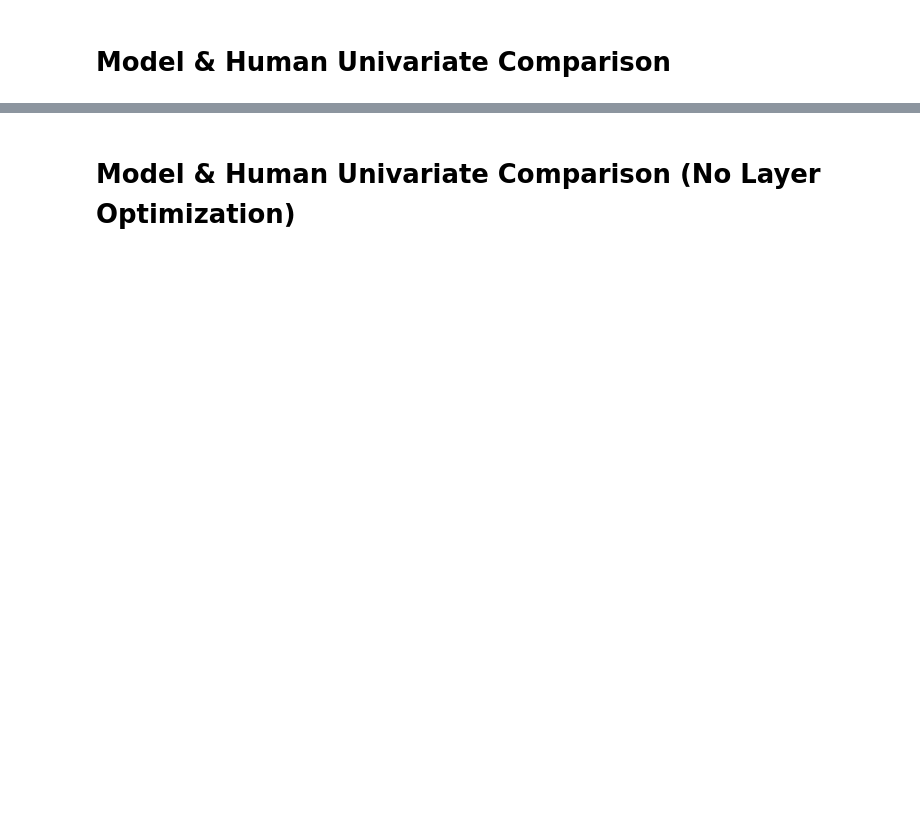
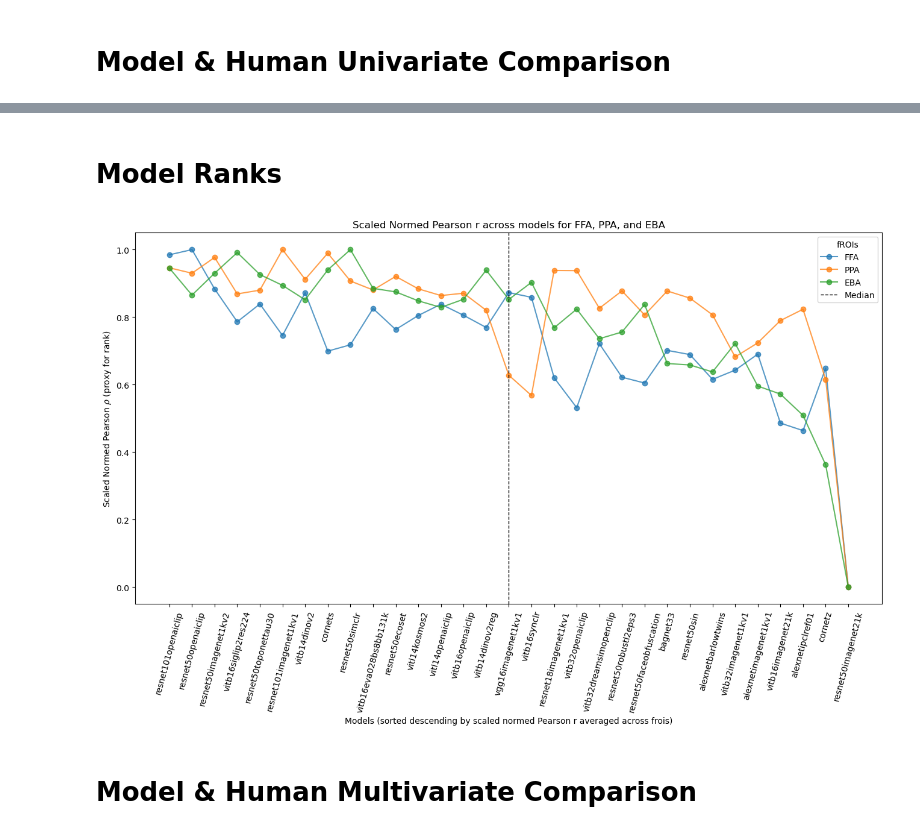
Before and after one commit to murtylab/comparing-category-selectivity, a Jupyter notebook: preprint/plots.ipynb, the cells around one changed output, grey strips where cells are left out. Saved outputs shown, nothing was run; the diff lists cells and outputs as text; code cells hidden in the pictures; blank space fills up the shorter version.

Commit message:
updated plots

```diff
--- a/preprint/plots.ipynb
+++ b/preprint/plots.ipynb
@@ -6,11 +8,13 @@ import matplotlib.pyplot as plt
 # %%
 RESULTS_DIR = 'results'
 MODELS_DIR = 'models'
+PLOTS_DIR = f'{RESULTS_DIR}/plots'
+os.makedirs(PLOTS_DIR, exist_ok=True)
 
+MODELS_INFO_CSV_PATH = f'{RESULTS_DIR}/models_info.csv'
 LOCALIZATION_VALIDATION_CSV_DIR = f'{RESULTS_DIR}/localization_validation_konkle.csv'
-SUBJECTSUBJECT_PEARSONR_CSV_PATH = f'{RESULTS_DIR}/subjectsubject_pearsonr_nsd515.csv'
-MODELSUBJECT_PEARSONR_CSV_PATH = f'{RESULTS_DIR}/modelsubject_pearsonr_nsd515.csv'
-NOLAYEROPT_MODELSUBJECT_PEARSONR_CSV_PATH = f'{RESULTS_DIR}/nolayeropt_modelsubject_pearsonr_nsd515.csv'
+SUBJECTSUBJECT_CORRELATIONS_CSV_PATH = f'{RESULTS_DIR}/subjectsubject_correlations_nsd515.csv'
+MODELSUBJECT_CORRELATIONS_CSV_PATH = f'{RESULTS_DIR}/modelsubject_correlations_nsd515.csv'
 # %% [markdown]
 # Localization Validation
 # %%
@@ -142,0 +189,2 @@ for froi in ['FFA', 'PPA', 'EBA']:
+# %% [markdown]
+# Model Ranks
@@ -143,3 +226,65 @@ for froi in ['FFA', 'PPA', 'EBA']:
+# %%
+modelsubject_univariate_csv = pd.read_csv(MODELSUBJECT_CORRELATIONS_CSV_PATH)
+
+fmri_frois = modelsubject_univariate_csv['fmri_froi'].unique()
+# Group by model_name, model_froi, and fmri_froi and calculate the mean of pearsonr and normed_pearsonr
+mean_pearsonr = modelsubject_univariate_csv.groupby(['model_name', 'model_froi', 'fmri_froi'])['pearsonr'].mean().reset_index()
+mean_normed_pearsonr = modelsubject_univariate_csv.groupby(['model_name', 'model_froi', 'fmri_froi'])['normed_pearsonr'].mean().reset_index()
+
+# Merge the two dataframes on model_name, model_froi, and fmri_froi
+mean_values = pd.merge(mean_pearsonr, mean_normed_pearsonr, on=['model_name', 'model_froi', 'fmri_froi'], suffixes=('_pearsonr', '_normed_pearsonr'))
+
+# Select FFA, PPA, and EBA
+selected_frois = ['FFA', 'PPA', 'EBA']
+mean_values = mean_values[mean_values['fmri_froi'].isin(selected_frois)]
+
+ffa_values = mean_values[mean_values['fmri_froi'] == 'FFA'][['model_name', 'normed_pearsonr']]
+ppa_values = mean_values[mean_values['fmri_froi'] == 'PPA'][['model_name', 'normed_pearsonr']]
+eba_values = mean_values[mean_values['fmri_froi'] == 'EBA'][['model_name', 'normed_pearsonr']]
+
+ffa_values['scaled_normed_pearsonr'] = \
+    (ffa_values['normed_pearsonr'] - ffa_values['normed_pearsonr'].min()) / (ffa_values['normed_pearsonr'].max() - ffa_values['normed_pearsonr'].min())
+ppa_values['scaled_normed_pearsonr'] = \
+    (ppa_values['normed_pearsonr'] - ppa_values['normed_pearsonr'].min()) / (ppa_values['normed_pearsonr'].max() - ppa_values['normed_pearsonr'].min())
+eba_values['scaled_normed_pearsonr'] = \
+    (eba_values['normed_pearsonr'] - eba_values['normed_pearsonr'].min()) / (eba_values['normed_pearsonr'].max() - eba_values['normed_pearsonr'].min())
+
+# Combine ffa_values, ppa_values, and eba_values into a single dataframe
+all_values = pd.merge(ffa_values[['model_name', 'scaled_normed_pearsonr']],
+                        ppa_values[['model_name', 'scaled_normed_pearsonr']],
+                        on='model_name', suffixes=('_ffa', '_ppa'))
+all_values = pd.merge(all_values,
+                        eba_values[['model_name', 'scaled_normed_pearsonr']],
+                        on='model_name')
+all_values.rename(columns={'scaled_normed_pearsonr': 'scaled_normed_pearsonr_eba'}, inplace=True)
+all_values['mean_scaled_normed_pearsonr'] = all_values[['scaled_normed_pearsonr_ffa', 'scaled_normed_pearsonr_ppa', 'scaled_normed_pearsonr_eba']].mean(axis=1)
+
+all_values_sorted = all_values.sort_values(by='mean_scaled_normed_pearsonr', ascending=False)
+
+# Create a scatter plot
+fig, ax = plt.subplots(figsize=(16, 8))
+
+# Plot the scaled_normed_pearsonr for each fROI and connect them across models
+for froi in selected_frois:
+    x_points = all_values_sorted['model_name']
+    y_points = all_values_sorted[f'scaled_normed_pearsonr_{froi.lower()}']
+    ax.plot(
+        x_points, y_points, marker='o', label=froi, alpha=0.75
+    )
+
+# Add a vertical dotted line at the median model
+median_model_idx = len(all_values_sorted) // 2
+median_model_name = all_values_sorted.iloc[median_model_idx]['model_name']
+ax.axvline(x=median_model_name, color='k', linestyle='--', linewidth=1, label='Median')
+
+ax.set_xlabel('Models (sorted descending by scaled normed Pearson r averaged across frois)')
+ax.set_ylabel(r'Scaled Normed Pearson $\rho$ (proxy for rank)')
+ax.set_title('Scaled Normed Pearson r across models for FFA, PPA, and EBA')
+plt.xticks(rotation=75)
+plt.legend(title='fROIs')
+plt.show()
+# %% [output]
+[figure, added]
 # %% [markdown]
-# Model & Human Univariate Comparison (No Layer Optimization)
+# Model & Human Multivariate Comparison
 # %%
```
Also changed, not shown: parts of 5 cells of this notebook.
